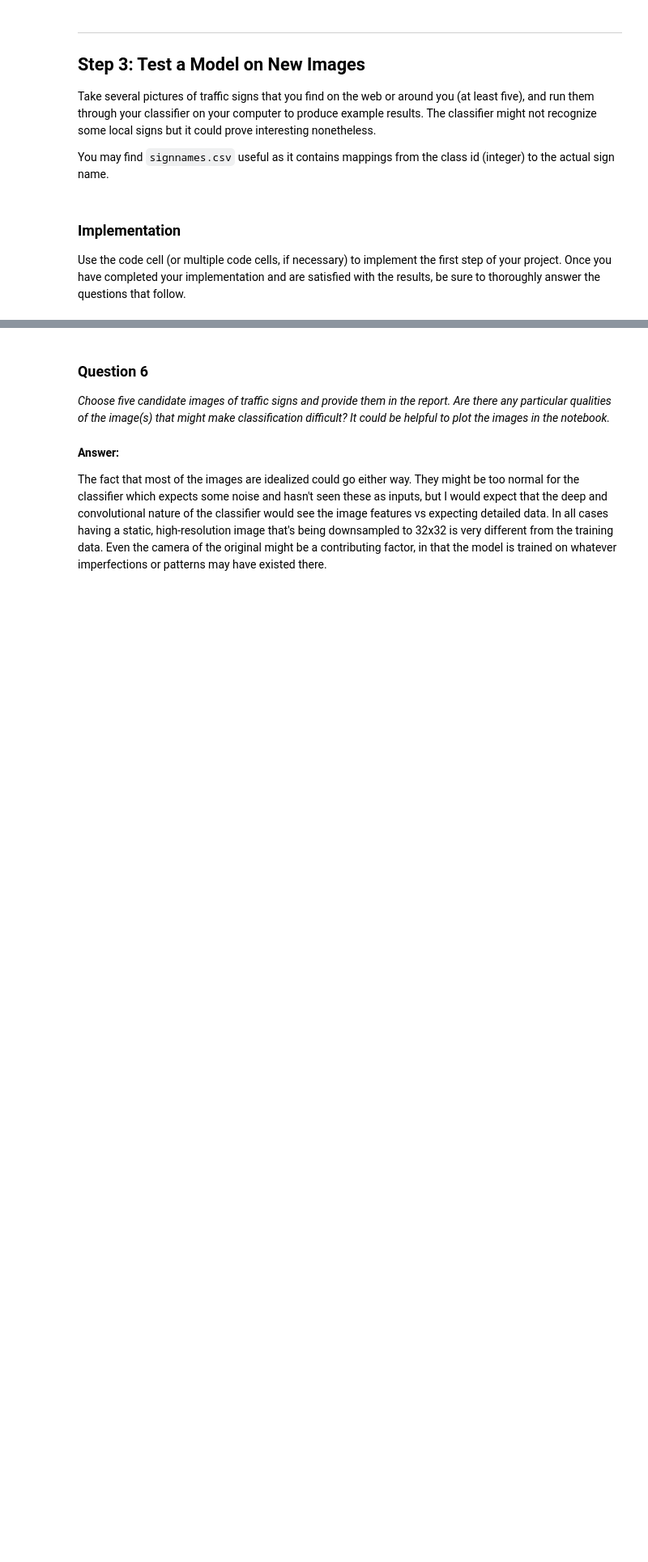
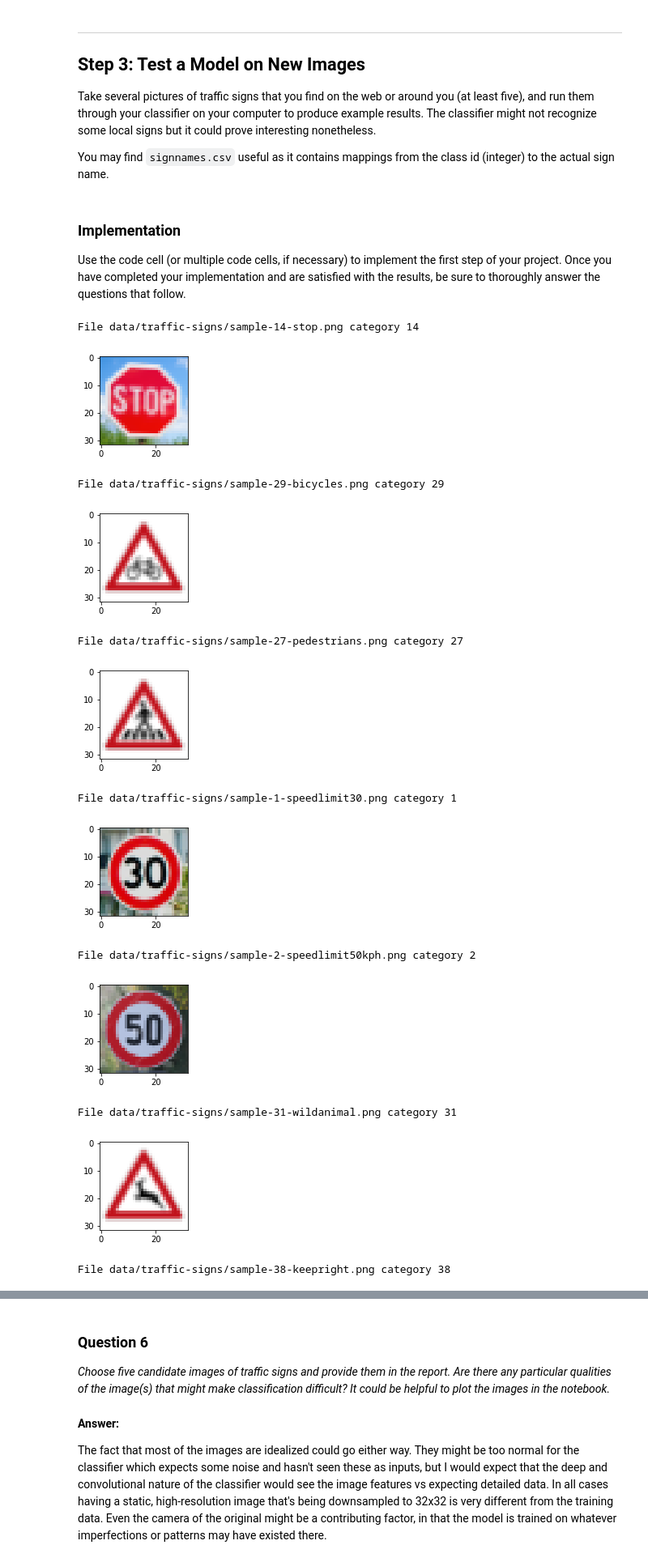
Before and after one commit to 007/CarND, a Jupyter notebook: carnd_rmoore_project_02.ipynb, the cells around one changed output, grey strips where cells are left out. Shown at 81% size. Saved outputs shown, nothing was run; the diff lists cells and outputs as text; code cells hidden in the pictures; blank space fills up the shorter version.

```diff
--- a/carnd_rmoore_project_02.ipynb
+++ b/carnd_rmoore_project_02.ipynb
@@ -456,25 +533,38 @@ Use the code cell (or multiple code cells, if necessary) to implement the first
 # %%
 ### Load the images and plot them here.
 ### Feel free to use as many code cells as needed.
 
 import matplotlib.image as mpimg
-
 
 # a bunch of arbitrary german traffic images from Wikipedia and others
 import glob
 final_test_sources = glob.glob(DATA_LOCATION + '*.png')
 
 final_exam_images = []
 final_exam_labels = []
 
 for img_name in final_test_sources:
 
     image = mpimg.imread(img_name)
     category = img_name.split('-')[2]
     final_exam_images.append(image)
     final_exam_labels.append(category)
 
     print("File {} category {}".format(img_name, category))
-    plt.figure(figsize=(4,4))
+    plt.figure(figsize=(2,2))
     plt.imshow(image)
     plt.show()
+# %% [output]
+File data/traffic-signs/sample-14-stop.png category 14
+[figure, added]
+File data/traffic-signs/sample-29-bicycles.png category 29
+[figure, added]
+File data/traffic-signs/sample-27-pedestrians.png category 27
+[figure, added]
+File data/traffic-signs/sample-1-speedlimit30.png category 1
+[figure, added]
+File data/traffic-signs/sample-2-speedlimit50kph.png category 2
+[figure, added]
+File data/traffic-signs/sample-31-wildanimal.png category 31
+[figure, added]
+File data/traffic-signs/sample-38-keepright.png category 38
```
Also changed, not shown: parts of 25 cells of this notebook, 1 other file.
